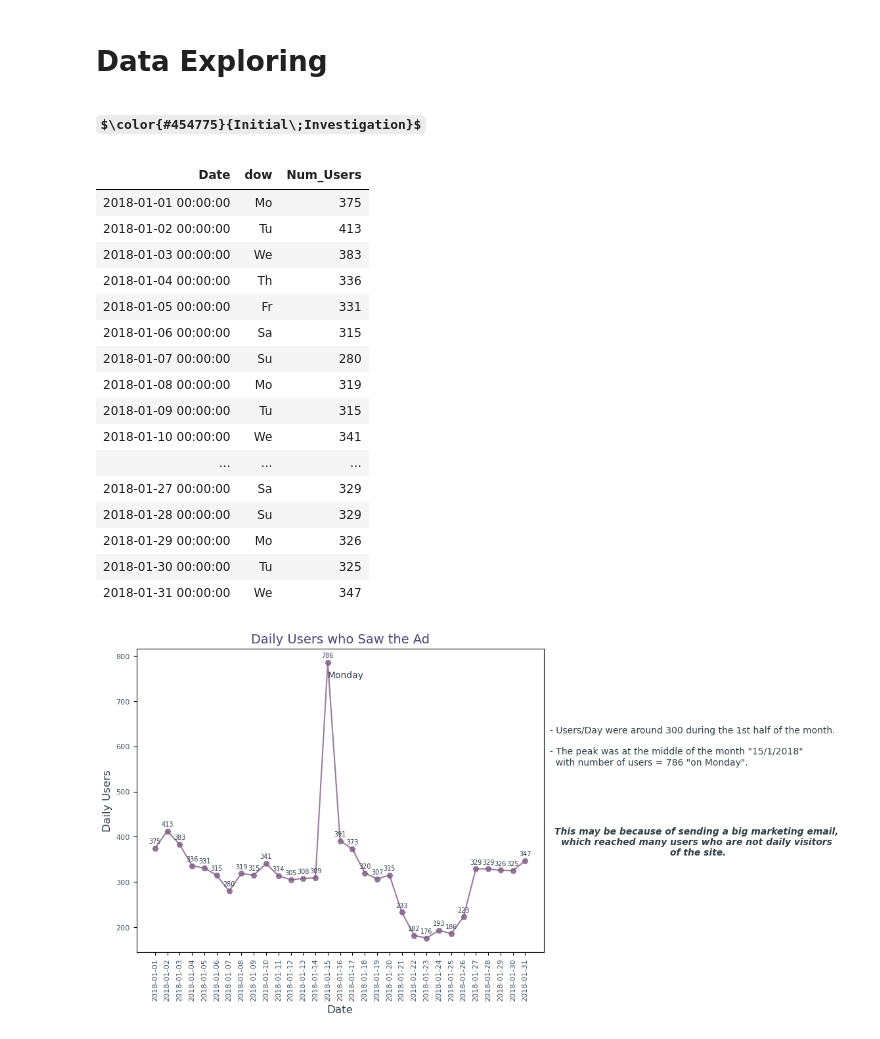
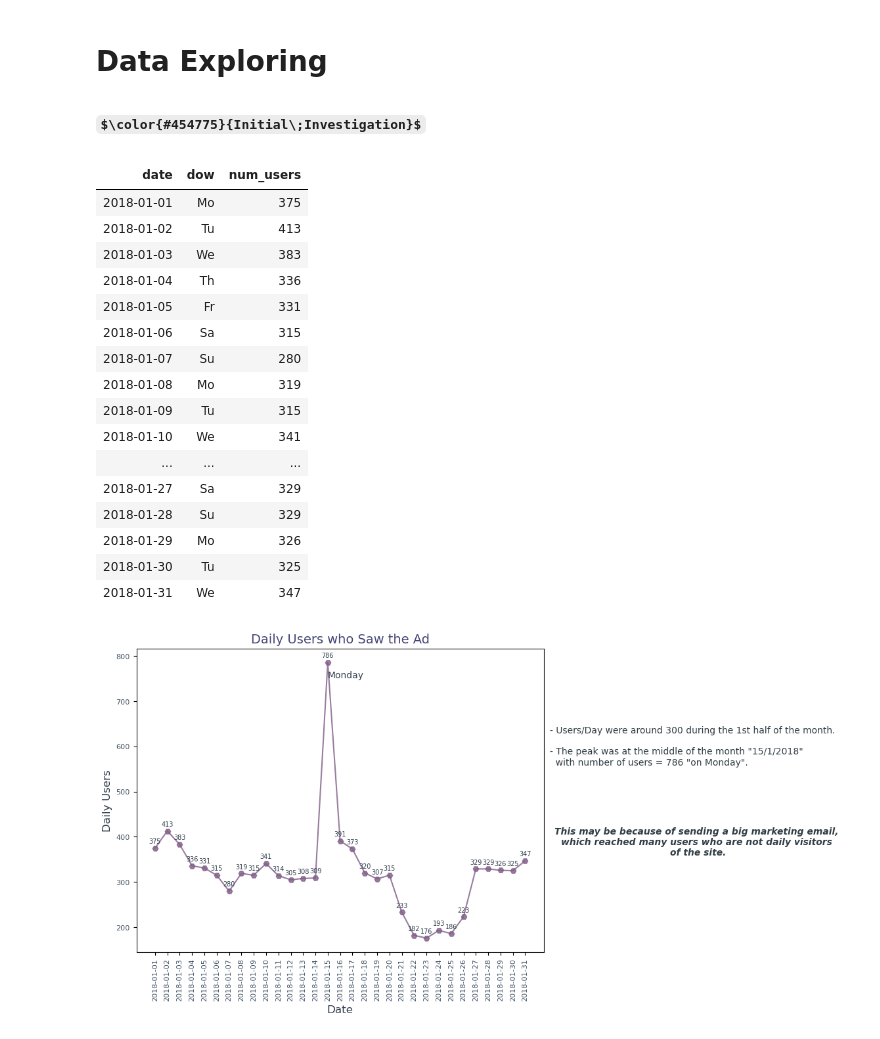
Before and after one commit to hend-a-ghafour/Analyzing_Marketing_Campaigns, a Jupyter notebook: Analyzing_Marketing_Campaigns.ipynb, the cells around one changed output. Saved outputs shown, nothing was run; the diff lists cells and outputs as text; code cells hidden in the pictures; some formulas as TeX source.

```diff
--- a/Analyzing_Marketing_Campaigns.ipynb
+++ b/Analyzing_Marketing_Campaigns.ipynb
@@ -360,27 +364,29 @@ memory usage: 243.8+ KB
 # %%
 # Number of daily users :
 daily_users = marketing.groupby(['date_served','dow']).user_id.count().reset_index()\
-                        .rename(columns={'date_served':'Date','user_id':'Num_Users'})
+                        .rename(columns={'date_served':'date','user_id':'num_users'})
+
+daily_users['date']=daily_users.date.dt.date
 
 daily_users.style.hide()
 # %% [output]
-| Date | dow | Num_Users |
-| 2018-01-01 00:00:00 | Mo | 375 |
-| 2018-01-02 00:00:00 | Tu | 413 |
-| 2018-01-03 00:00:00 | We | 383 |
-| 2018-01-04 00:00:00 | Th | 336 |
-| 2018-01-05 00:00:00 | Fr | 331 |
-| 2018-01-06 00:00:00 | Sa | 315 |
-| 2018-01-07 00:00:00 | Su | 280 |
-| 2018-01-08 00:00:00 | Mo | 319 |
-| 2018-01-09 00:00:00 | Tu | 315 |
-| 2018-01-10 00:00:00 | We | 341 |
+| date | dow | num_users |
+| 2018-01-01 | Mo | 375 |
+| 2018-01-02 | Tu | 413 |
+| 2018-01-03 | We | 383 |
+| 2018-01-04 | Th | 336 |
+| 2018-01-05 | Fr | 331 |
+| 2018-01-06 | Sa | 315 |
+| 2018-01-07 | Su | 280 |
+| 2018-01-08 | Mo | 319 |
+| 2018-01-09 | Tu | 315 |
+| 2018-01-10 | We | 341 |
 | ... | ... | ... |
-| 2018-01-27 00:00:00 | Sa | 329 |
-| 2018-01-28 00:00:00 | Su | 329 |
-| 2018-01-29 00:00:00 | Mo | 326 |
-| 2018-01-30 00:00:00 | Tu | 325 |
-| 2018-01-31 00:00:00 | We | 347 |
+| 2018-01-27 | Sa | 329 |
+| 2018-01-28 | Su | 329 |
+| 2018-01-29 | Mo | 326 |
+| 2018-01-30 | Tu | 325 |
+| 2018-01-31 | We | 347 |
 # %%
 # Visualization - Number of daily users :
 # Data
```
Also changed, not shown: parts of 11 cells of this notebook, 1 other file.
